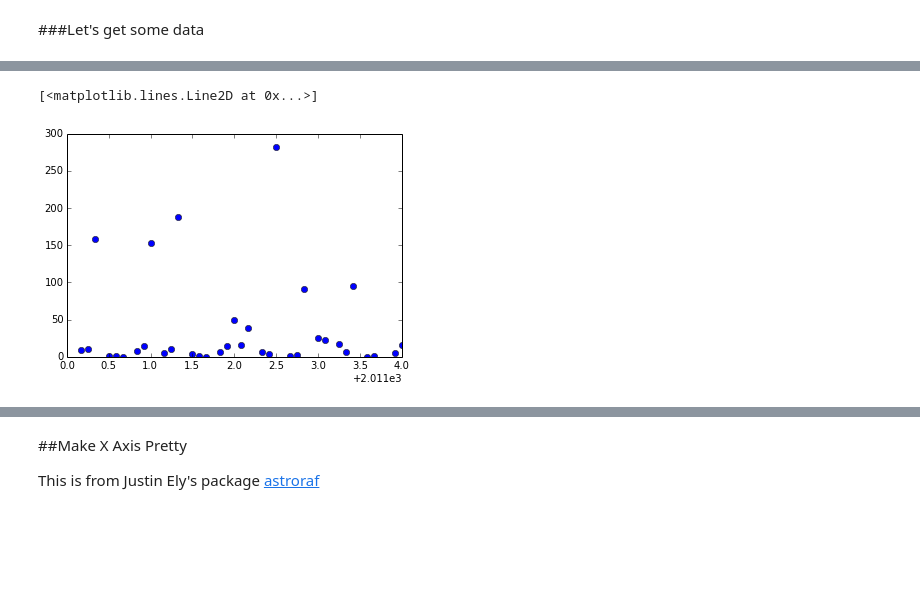
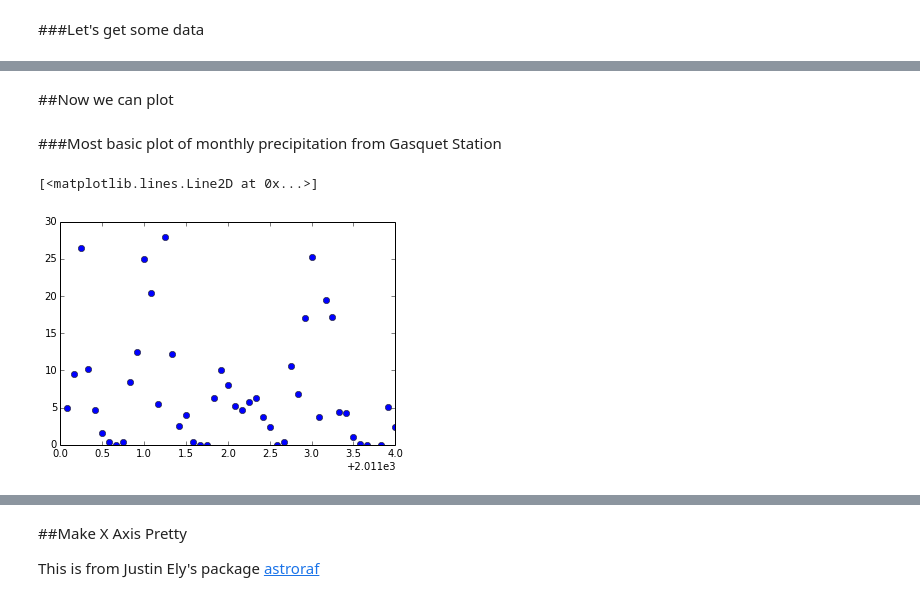
Before and after one commit to jiffyclub/2015-09-09-lbl-labtech, a Jupyter notebook: advanced_matplotlib.ipynb, the cells around one changed output, grey strips where cells are left out. Drawn from its saved outputs; the diff is of its cells as text; code cells hidden in the pictures; blank space fills up the shorter version.

```diff
--- a/advanced_matplotlib.ipynb
+++ b/advanced_matplotlib.ipynb
@@ -46,6 +37,2 @@ Populating the interactive namespace from numpy and matplotlib
-# %%
-from matplotlib import pyplot
-pyplot.plot(date[np.where(location == 'GAS')], precip[np.where(location == 'GAS')], 'o')
-# %% [output]
-[<matplotlib.lines.Line2D at 0x...>]
-[figure, removed]
+# %% [markdown]
+##Now we can plot
@@ -51,0 +44,8 @@ pyplot.plot(date[np.where(location == 'GAS')], precip[np.where(location == 'GAS'
+# %% [markdown]
+###Most basic plot of monthly precipitation from Gasquet Station
+# %%
+whr = precip_data.abbreviation == 'GAS'
+pyplot.plot(precip_data.date[whr], precip_data.precip[whr], 'o')
+# %% [output]
+[<matplotlib.lines.Line2D at 0x...>]
+[figure, added]
```
Also changed, not shown: parts of 15 cells of this notebook.
